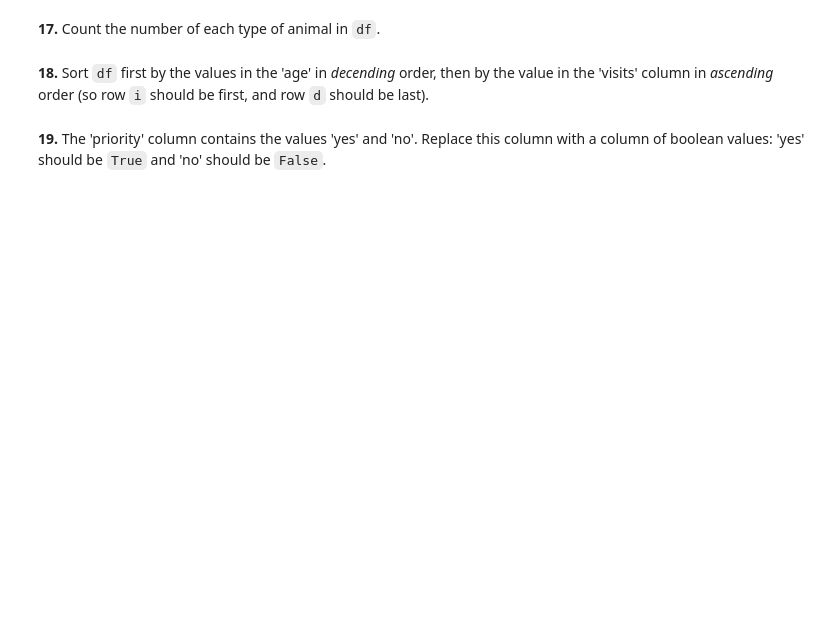
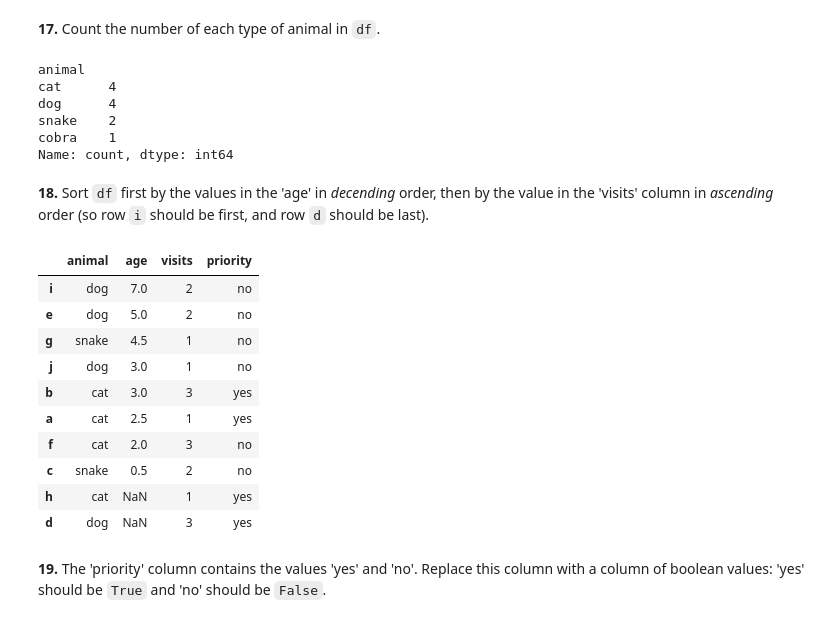
Before and after one commit to timsinaanup/100-pandas-problems, a Jupyter notebook: 100-pandas-problems.ipynb, the cells around one changed output. Cells and saved outputs as stored; diff of their text form; code cells hidden in the pictures; blank space fills up the shorter version.

```diff
--- a/100-pandas-problems.ipynb
+++ b/100-pandas-problems.ipynb
@@ -92,6 +234,38 @@ df = # (complete this line of code)
 # %% [markdown]
 **17.** Count the number of each type of animal in `df`.
+# %%
+df['animal'].value_counts()
+# %% [output]
+animal
+cat      4
+dog      4
+snake    2
+cobra    1
+Name: count, dtype: int64
 # %% [markdown]
 **18.** Sort `df` first by the values in the 'age' in *decending* order, then by the value in the 'visits' column in *ascending* order (so row `i` should be first, and row `d` should be last).
+# %%
+# This steps sort df first by values by 'age' in descending order, and on newly sorted values,
+#  Again sort by 'visits' in ascending order which was not our intension because we got our values sorted in visists only.
+'''new_df = df.sort_values(by= 'age',ascending= False)
+new_df.sort_values(by='visits',ascending=True)
+'''
+# For mixed sorting, i.e if the values of sorted age is similar for multiple rows than only we will sort visits for that specific group.
+
+df.sort_values(by=['age','visits'],ascending=[False,True]) # or ascending values can be refered as 0 and 1 for False and True respectively.
+
+# Meaning index j and b have age 3 each where visits are different and hence sored in ascending order
+# %% [output]
+|  | animal | age | visits | priority |
+| i | dog | 7.0 | 2 | no |
+| e | dog | 5.0 | 2 | no |
+| g | snake | 4.5 | 1 | no |
+| j | dog | 3.0 | 1 | no |
+| b | cat | 3.0 | 3 | yes |
+| a | cat | 2.5 | 1 | yes |
+| f | cat | 2.0 | 3 | no |
+| c | snake | 0.5 | 2 | no |
+| h | cat | NaN | 1 | yes |
+| d | dog | NaN | 3 | yes |
 # %% [markdown]
 **19.** The 'priority' column contains the values 'yes' and 'no'. Replace this column with a column of boolean values: 'yes' should be `True` and 'no' should be `False`.
```
Also changed, not shown: parts of 18 cells of this notebook.
